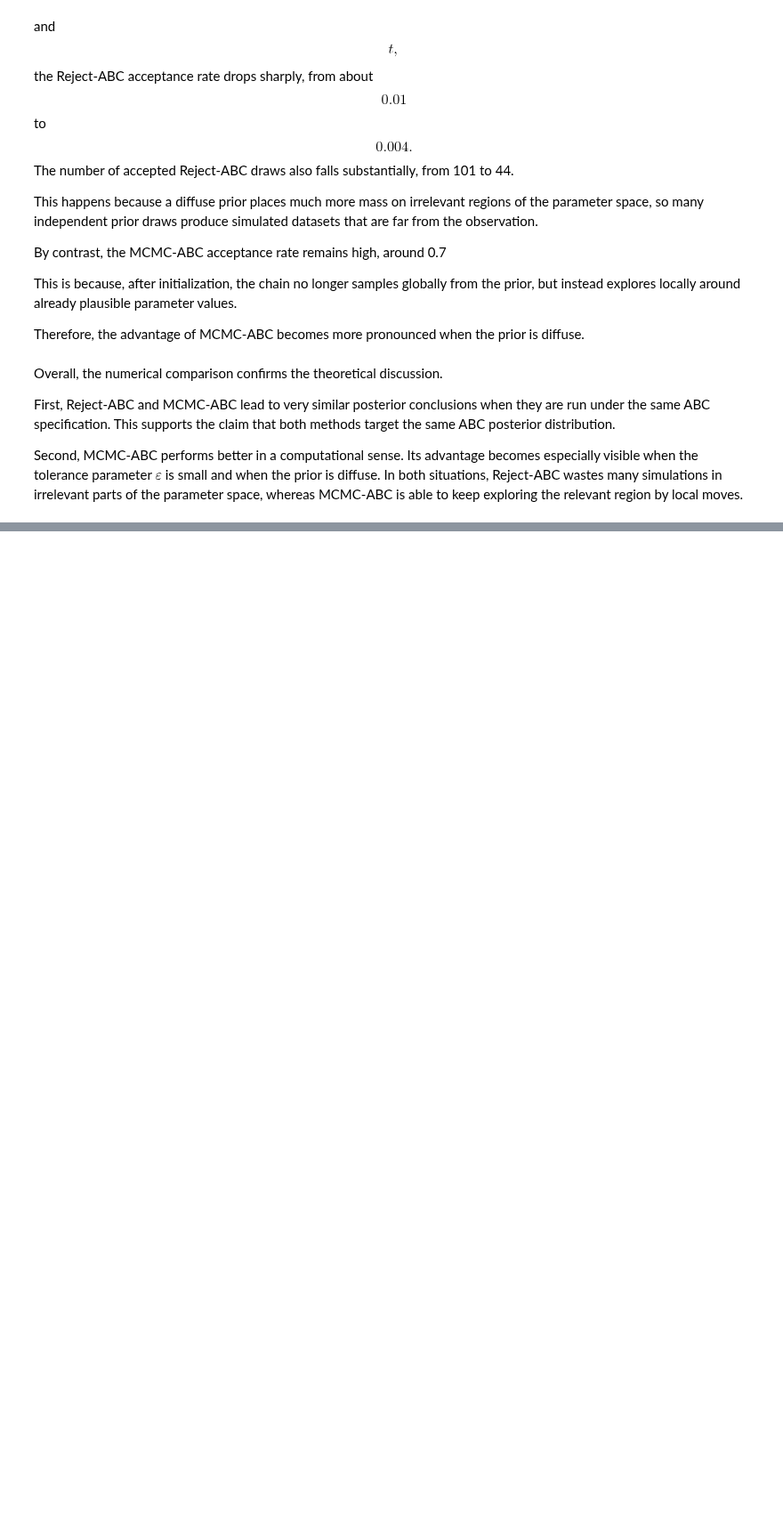
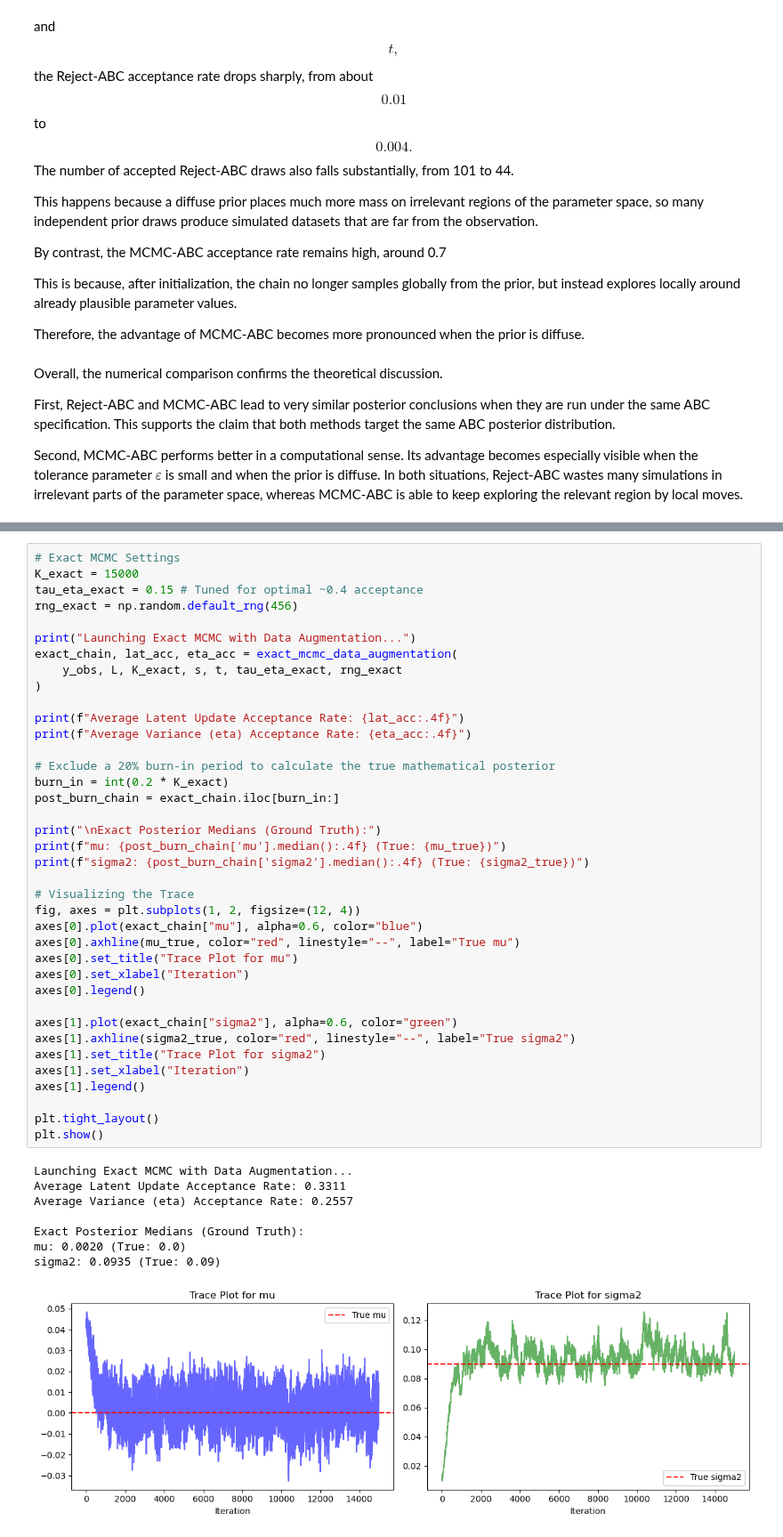
Before and after one commit to Khadija-Ammar/Likelihood-free-inference-and-sums-of-log-normal-variates, a Jupyter notebook: notebook.ipynb, the cells around one changed output, grey strips where cells are left out. Shown at 89% size. Cells and saved outputs as stored; diff of their text form; blank space fills up the shorter version.

```diff
--- a/notebook.ipynb
+++ b/notebook.ipynb
@@ -3045,0 +3219,47 @@ Second, MCMC-ABC performs better in a computational sense. Its advantage becomes
+# %%
+# Exact MCMC Settings
+K_exact = 15000
+tau_eta_exact = 0.15 # Tuned for optimal ~0.4 acceptance
+rng_exact = np.random.default_rng(456)
+
+print("Launching Exact MCMC with Data Augmentation...")
+exact_chain, lat_acc, eta_acc = exact_mcmc_data_augmentation(
+    y_obs, L, K_exact, s, t, tau_eta_exact, rng_exact
+)
+
+print(f"Average Latent Update Acceptance Rate: {lat_acc:.4f}")
+print(f"Average Variance (eta) Acceptance Rate: {eta_acc:.4f}")
+
+# Exclude a 20% burn-in period to calculate the true mathematical posterior
+burn_in = int(0.2 * K_exact)
+post_burn_chain = exact_chain.iloc[burn_in:]
+
+print("\nExact Posterior Medians (Ground Truth):")
+print(f"mu: {post_burn_chain['mu'].median():.4f} (True: {mu_true})")
+print(f"sigma2: {post_burn_chain['sigma2'].median():.4f} (True: {sigma2_true})")
+
+# Visualizing the Trace
+fig, axes = plt.subplots(1, 2, figsize=(12, 4))
+axes[0].plot(exact_chain["mu"], alpha=0.6, color="blue")
+axes[0].axhline(mu_true, color="red", linestyle="--", label="True mu")
+axes[0].set_title("Trace Plot for mu")
+axes[0].set_xlabel("Iteration")
+axes[0].legend()
+
+axes[1].plot(exact_chain["sigma2"], alpha=0.6, color="green")
+axes[1].axhline(sigma2_true, color="red", linestyle="--", label="True sigma2")
+axes[1].set_title("Trace Plot for sigma2")
+axes[1].set_xlabel("Iteration")
+axes[1].legend()
+
+plt.tight_layout()
+plt.show()
+# %% [output]
+Launching Exact MCMC with Data Augmentation...
+Average Latent Update Acceptance Rate: 0.3311
+Average Variance (eta) Acceptance Rate: 0.2557
+
+Exact Posterior Medians (Ground Truth):
+mu: 0.0020 (True: 0.0)
+sigma2: 0.0935 (True: 0.09)
+[figure, added]
```
Also changed, not shown: parts of 6 cells of this notebook, 1 other file.
